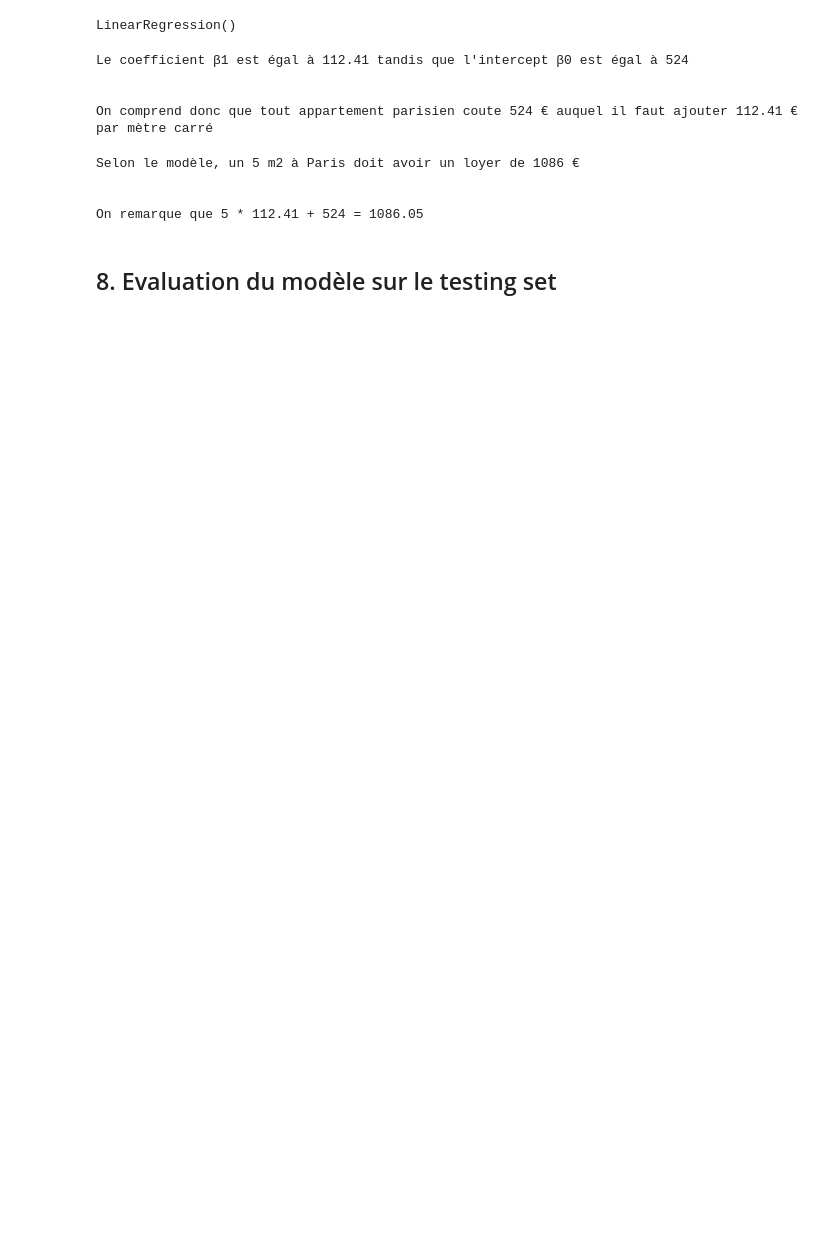
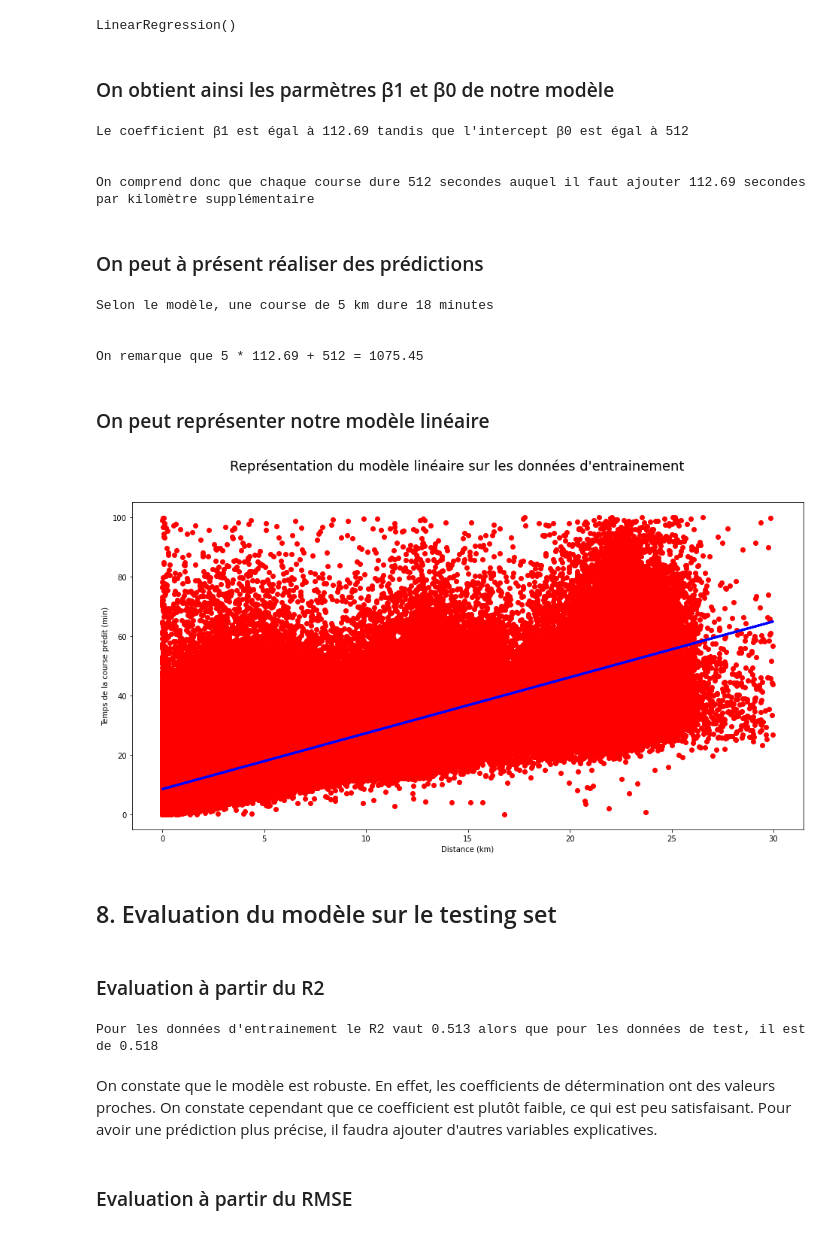
Before and after one commit to ATelders/taxi_traffic, a Jupyter notebook: notebooks/20210330-at-tm-initial-data-exploration.ipynb, the cells around one changed output. Saved outputs shown, nothing was run; the diff lists cells and outputs as text; code cells hidden in the pictures; blank space fills up the shorter version.

```diff
--- a/notebooks/20210330-at-tm-initial-data-exploration.ipynb
+++ b/notebooks/20210330-at-tm-initial-data-exploration.ipynb
@@ -148,3 +210,5 @@ df_reg = df_reg[df_reg['trip_duration'] < 10000]
+# %%
+df_reg = df
 # %% [markdown]
 On définit la variable cible
 # %%
@@ -167,25 +233,29 @@ regr = linear_model.LinearRegression()
 regr.fit(xtrain, ytrain)
 # %% [output]
 LinearRegression()
+# %% [markdown]
+### On obtient ainsi les parmètres β1 et β0 de notre modèle
 # %%
 print("Le coefficient β1 est égal à {} tandis que l'intercept β0 est égal à {}"
       .format(round(regr.coef_[0],2),round(regr.intercept_)))
 
 print("\n")
 
-print("On comprend donc que chaque course dure {} secondes auquel il faut ajouter {} € par mètre carré"
+print("On comprend donc que chaque course dure {} secondes auquel il faut ajouter {} secondes par kilomètre supplémentaire"
      .format(round(regr.intercept_),round(regr.coef_[0],2)))
 # %% [output]
-Le coefficient β1 est égal à 112.41 tandis que l'intercept β0 est égal à 524
+Le coefficient β1 est égal à 112.69 tandis que l'intercept β0 est égal à 512
 
 
-On comprend donc que tout appartement parisien coute 524 € auquel il faut ajouter 112.41 € par mètre carré
+On comprend donc que chaque course dure 512 secondes auquel il faut ajouter 112.69 secondes par kilomètre supplémentaire
+# %% [markdown]
+### On peut à présent réaliser des prédictions
 # %%
 x_to_predict = 5
 x_df =  pd.DataFrame({'surface': [x_to_predict]})
 
-print("Selon le modèle, un {} m2 à Paris doit avoir un loyer de {} €"
-      .format(x_to_predict, round(regr.predict(x_df)[0])))
+print("Selon le modèle, une course de {} km dure {} minutes"
+      .format(x_to_predict, round(regr.predict(x_df)[0]/60)))
 
 print("\n")
 
@@ -193,9 +263,25 @@ print ("On remarque que {} * {} + {} = {}"
        .format(x_to_predict,round(regr.coef_[0],2),round(regr.intercept_),
                x_to_predict*round(regr.coef_[0],2)+round(regr.intercept_)))
 # %% [output]
-Selon le modèle, un 5 m2 à Paris doit avoir un loyer de 1086 €
+Selon le modèle, une course de 5 km dure 18 minutes
 
 
-On remarque que 5 * 112.41 + 524 = 1086.05
+On remarque que 5 * 112.69 + 512 = 1075.45
+# %% [markdown]
+### On peut représenter notre modèle linéaire
+# %%
+ytrainpred = regr.predict(xtrain)
+
+# Plot outputs
+plt.scatter(xtrain, ytrain/60,  color='red')
+plt.plot(xtrain, ytrainpred/60, color='blue', linewidth=3)
+plt.xlabel('Distance (km)')
+plt.ylabel('Temps de la course prédit (min)')
+fig = plt.gcf()
+fig.set_size_inches(16,8)
+fig.suptitle("Représentation du modèle linéaire sur les données d'entrainement", fontsize=18)
+plt.show()
+# %% [output]
+[figure, added]
 # %% [markdown]
 ## 8. Evaluation du modèle sur le testing set
@@ -201,0 +290,14 @@ On remarque que 5 * 112.41 + 524 = 1086.05
+# %% [markdown]
+### Evaluation à partir du R2
+# %%
+ytrainpred = regr.predict(xtrain)
+ytestpred = regr.predict(xtest)
+
+print ("Pour les données d'entrainement le R2 vaut {} alors que pour les données de test, il est de {}"
+      .format(round(r2_score(ytrain, ytrainpred),3), round(r2_score(ytest, ytestpred),3)))
+# %% [output]
+Pour les données d'entrainement le R2 vaut 0.513 alors que pour les données de test, il est de 0.518
+# %% [markdown]
+On constate que le modèle est robuste. En effet, les coefficients de détermination ont des valeurs proches. On constate cependant que ce coefficient est plutôt faible, ce qui est peu satisfaisant. Pour avoir une prédiction plus précise, il faudra ajouter d'autres variables explicatives.
+# %% [markdown]
+###  Evaluation à partir du RMSE
```
Also changed, not shown: parts of 36 cells of this notebook, 4 other files.
